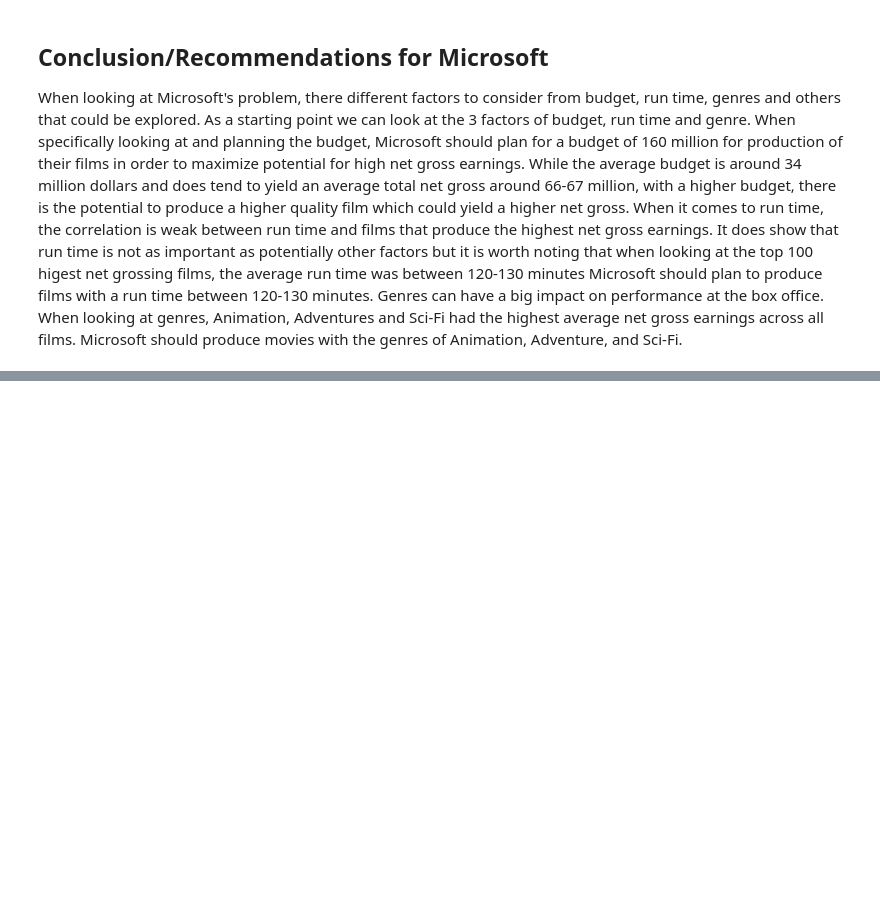
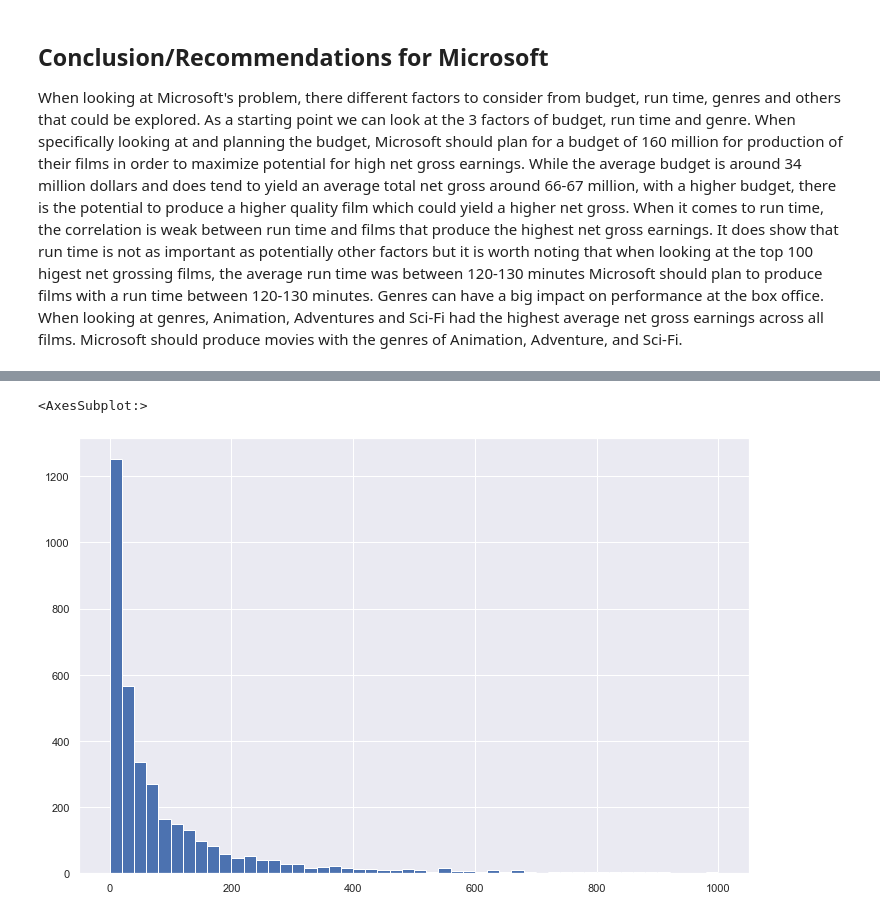
Before and after one commit to ldwilker10/dsc-phase-1-project-v2-4, a Jupyter notebook: Microsoft_Analysis.ipynb, the cells around one changed output, grey strips where cells are left out. Drawn from its saved outputs; the diff is of its cells as text; code cells hidden in the pictures; blank space fills up the shorter version.

```diff
--- a/Microsoft_Analysis.ipynb
+++ b/Microsoft_Analysis.ipynb
@@ -550,0 +556,5 @@ When looking at Microsoft's problem, there different factors to consider from bu
+# %%
+top_gross_movies.Net_gross_millions.hist(figsize=(12,8), bins= 50, range = [0,1000])
+# %% [output]
+<AxesSubplot:>
+[figure, added]
```
Also changed, not shown: parts of 2 cells of this notebook, 3 other files.
